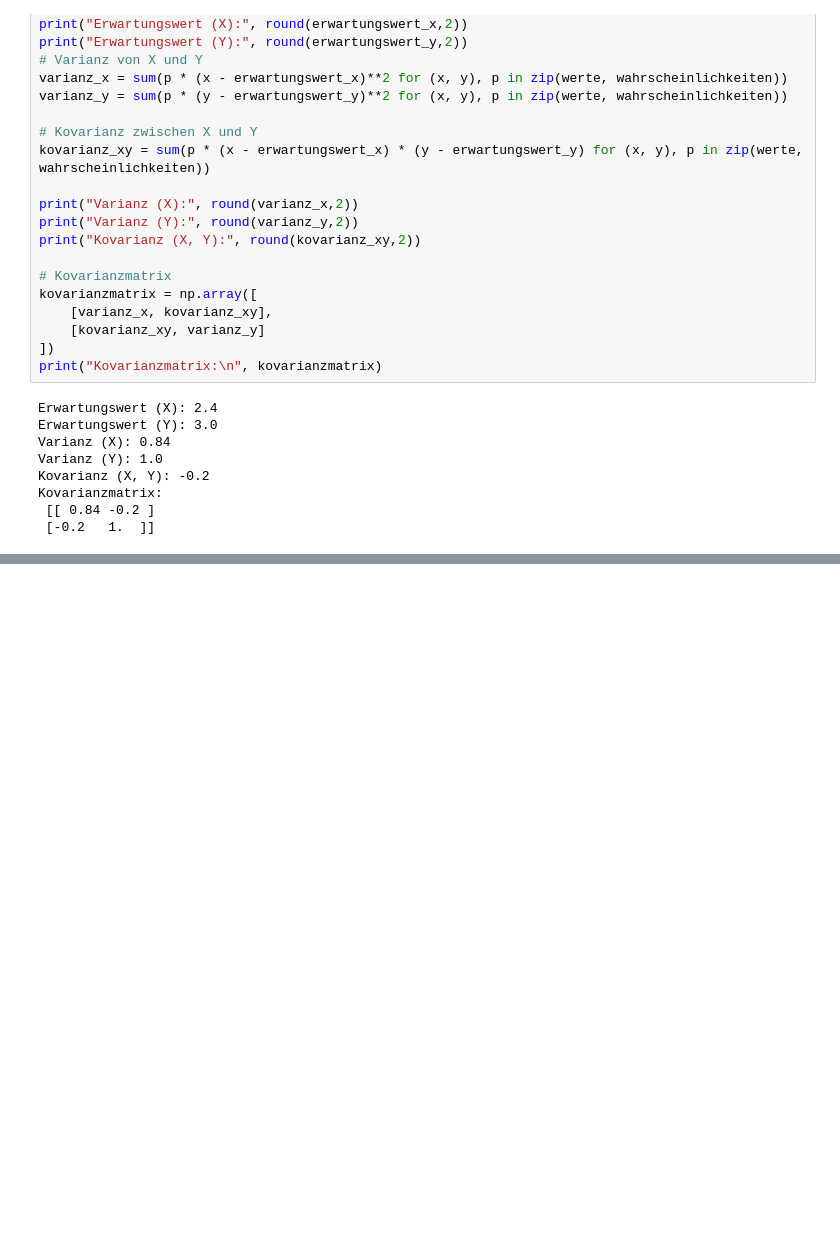
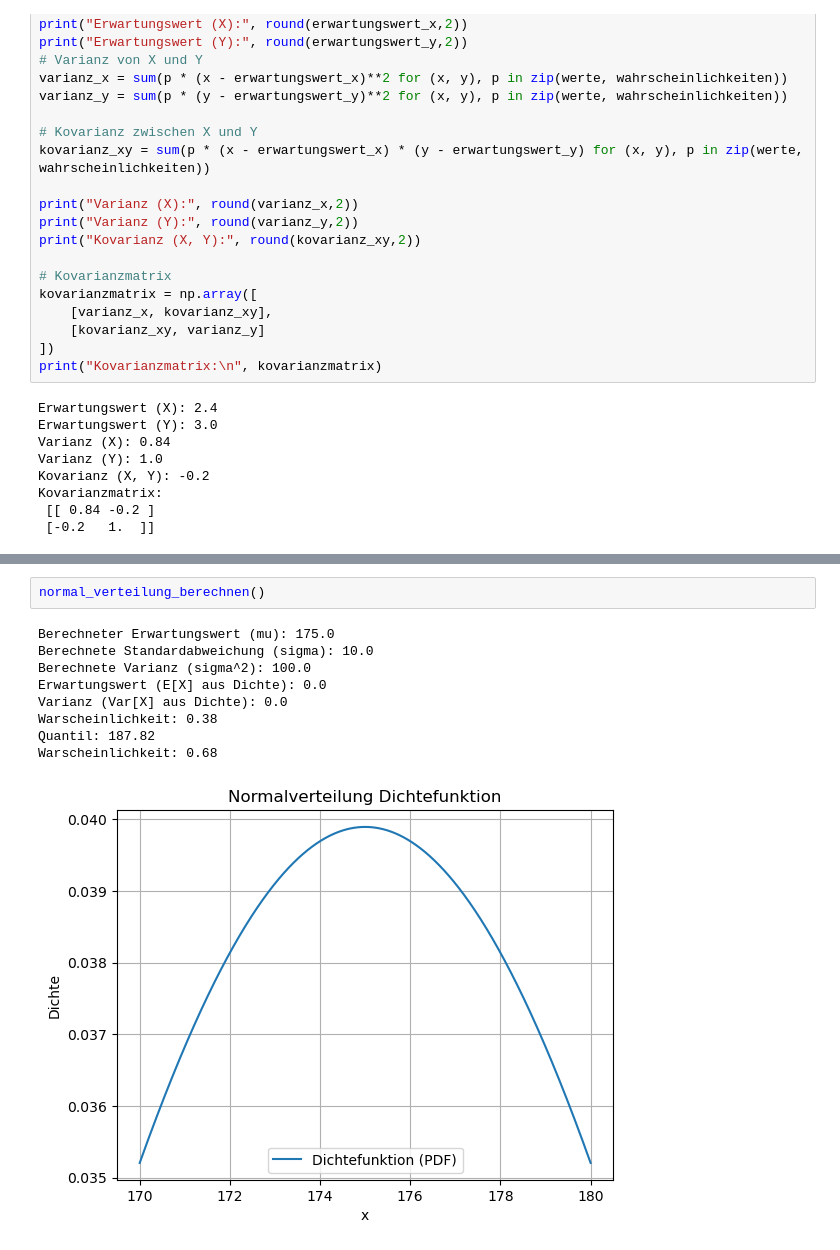
Before and after one commit to Tschoppsilas/WER, a Jupyter notebook: Berechnungen geordnet nach LE.ipynb, the cells around one changed output, grey strips where cells are left out. Drawn from its saved outputs; the diff is of its cells as text; blank space fills up the shorter version.

Commit message:
LE2 weiter machen bei Normalverteilung

```diff
--- a/Berechnungen geordnet nach LE.ipynb
+++ b/Berechnungen geordnet nach LE.ipynb
@@ -183,0 +227,12 @@ Kovarianzmatrix:
+# %%
+normal_verteilung_berechnen()
+# %% [output]
+Berechneter Erwartungswert (mu): 175.0
+Berechnete Standardabweichung (sigma): 10.0
+Berechnete Varianz (sigma^2): 100.0
+Erwartungswert (E[X] aus Dichte): 0.0
+Varianz (Var[X] aus Dichte): 0.0
+Warscheinlichkeit: 0.38
+Quantil: 187.82
+Warscheinlichkeit: 0.68
+[figure, added]
```
Also changed, not shown: parts of 10 cells of this notebook, 4 other files.
